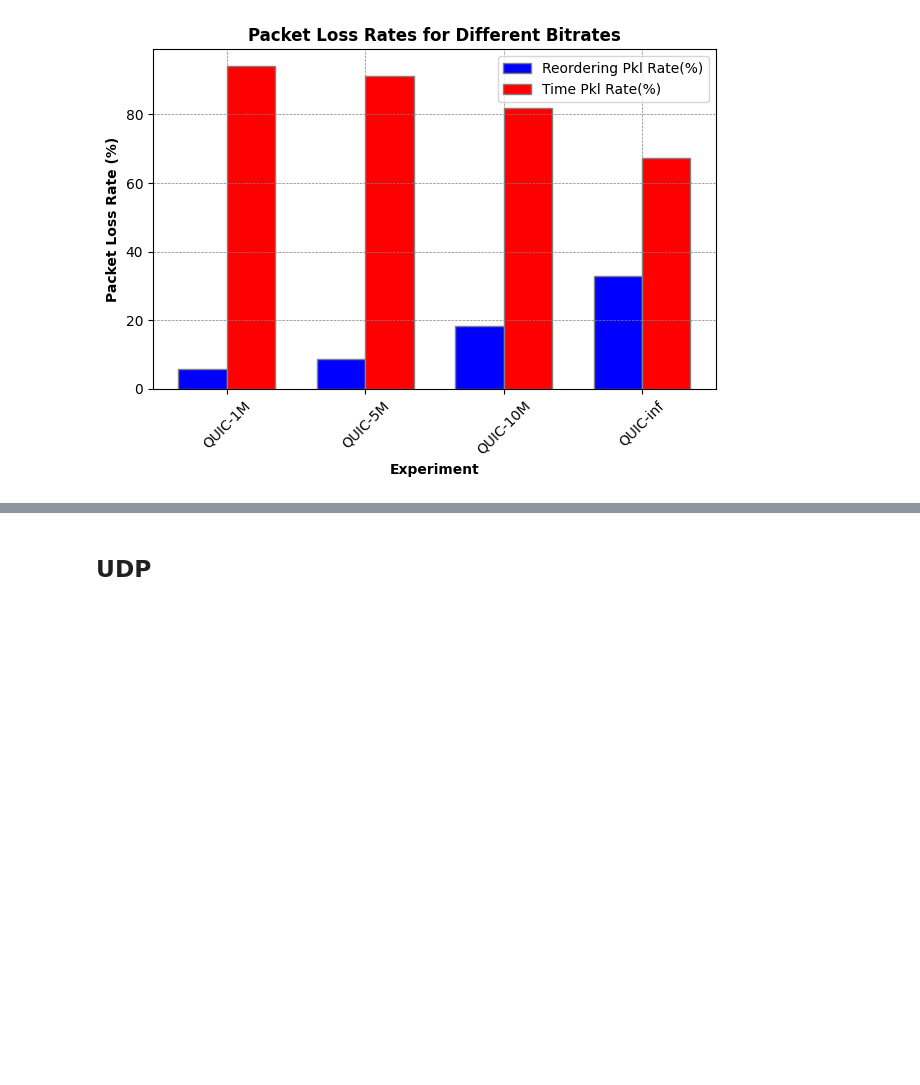
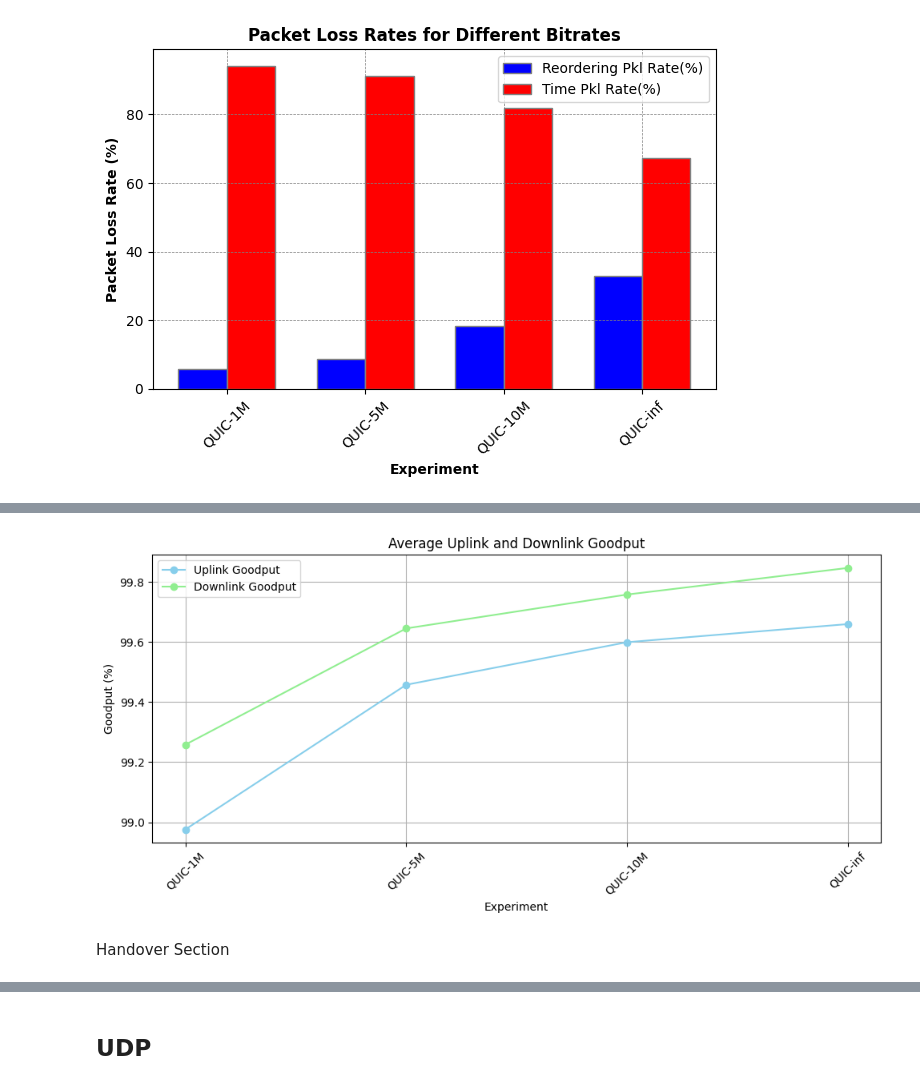
Before and after one commit to mollyy0514/GO_QUIC_socket, a Jupyter notebook: data/bitrate_compare.ipynb, the cells around one changed output, grey strips where cells are left out. Saved outputs shown, nothing was run; the diff lists cells and outputs as text; code cells hidden in the pictures; blank space fills up the shorter version.

```diff
--- a/data/bitrate_compare.ipynb
+++ b/data/bitrate_compare.ipynb
@@ -29,8 +33,8 @@ exps = {
     "QUIC-inf": (6, ["#{:02d}".format(i + 1) for i in range(6)]),
 }
 
-device_to_port = {"sm00": [4200, 4201, 5200, 5201],
-                  "sm01": [4202, 4203, 5202, 5203],
-                  "sm02": [4204, 4205, 5204, 5205]}
+device_to_port = {"sm00": [5200, 5201],
+                  "sm01": [5202, 5203],
+                  "sm02": [5204, 5205]}
 
 figure_path = "/Users/molly/Desktop"
@@ -265,0 +362,34 @@ def plot_threshold_real_pkl_ratio(all_avg_stats, ul_dl):
+# %%
+all_ul_goodput = {}
+all_dl_goodput = {}
+# Iterate over dates, exps, and devices
+for exp in exps:
+    exp_ul_goodput = []
+    exp_dl_goodput = []
+    for date in dates:
+        for device in devices:
+            ul_sent_files = find_ul_sent_file(database, date, exp, device)
+            dl_sent_files = find_dl_sent_file(database, date, exp, device)
+            print(ul_sent_files)
+            for ul_sent_file in ul_sent_files:
+                ul_sent_df = pd.read_csv(ul_sent_file, sep='@')
+                exp_ul_goodput.append(calulate_goodput(ul_sent_df))
+            for dl_sent_file in dl_sent_files:
+                dl_sent_df = pd.read_csv(dl_sent_file, sep='@')
+                exp_dl_goodput.append(calulate_goodput(dl_sent_df))
+
+    all_ul_goodput[exp] = exp_ul_goodput
+    all_dl_goodput[exp] = exp_dl_goodput
+
+avg_ul_goodput = {}
+avg_dl_goodput = {}
+# Calculate average uplink and downlink goodput for each experiment
+for exp, ul_goodput_list in all_ul_goodput.items():
+    avg_ul_goodput[exp] = sum(ul_goodput_list) / len(ul_goodput_list)
+for exp, dl_goodput_list in all_dl_goodput.items():
+    avg_dl_goodput[exp] = sum(dl_goodput_list) / len(dl_goodput_list)
+
+print("Average Uplink Goodput:")
+print(avg_ul_goodput)
+print("\nAverage Downlink Goodput:")
+print(avg_dl_goodput)
@@ -265,0 +414,6 @@ def plot_threshold_real_pkl_ratio(all_avg_stats, ul_dl):
+# %%
+plot_avg_goodput(avg_ul_goodput, avg_dl_goodput)
+# %% [output]
+[figure, added]
+# %% [markdown]
+Handover Section
```
Also changed, not shown: parts of 15 cells of this notebook, 6 other files.
